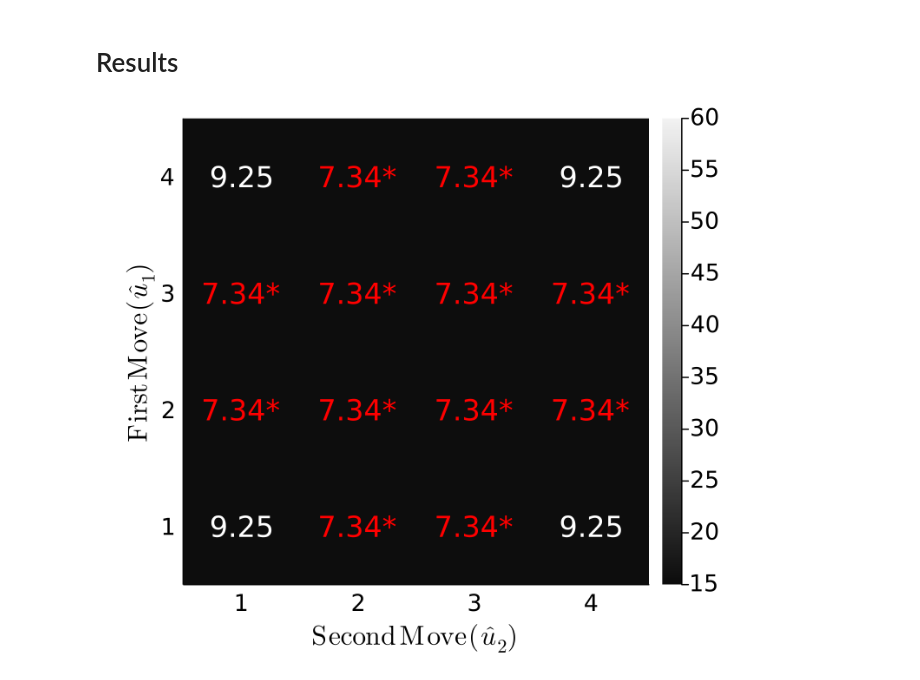
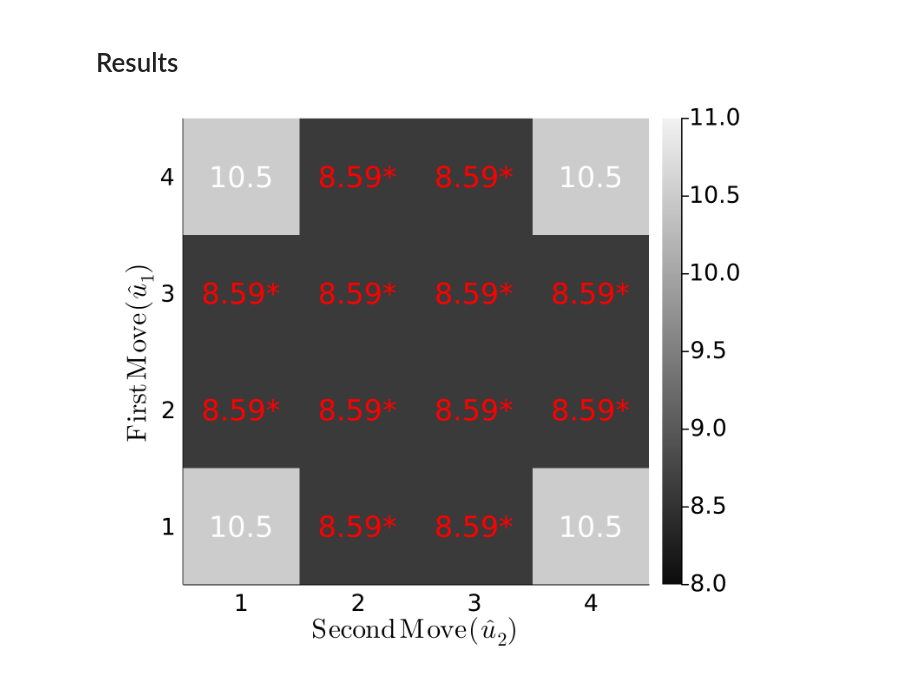
Before and after one commit to biaslab/LAIF, a Jupyter notebook: src/FLSimulations/T-maze_planning_BFE.ipynb, the cells around one changed output. Saved outputs shown, nothing was run; the diff lists cells and outputs as text; code cells hidden in the pictures.

```diff
--- a/src/FLSimulations/T-maze_planning_BFE.ipynb
+++ b/src/FLSimulations/T-maze_planning_BFE.ipynb
@@ -72,12 +78,12 @@ include("agent.jl")
 include("helpers.jl")
 
 (A, B, C, D) = constructABCD(α, c)
-C_t = [ones(16)./16, C] # Goal prior
+C_t = [C, C] # Goal prior sequence
 ;
 # %%
 # GBFE for all policies
 BFE = evaluatePoliciesBFE(A, B, C_t, D)
-plotResults(BFE, clim=(15.0,60.0), dpi=300, highlight=minimum)
+plotResults(BFE, clim=(8.0,11.0), dpi=300, highlight=minimum)
 #savefig("BFE_c_$(c)_a_$(α).png")
 # %% [output]
-[figure, old version]
+[figure, new version]
```
Also changed, not shown: parts of 1 cell of this notebook, 6 other files.
